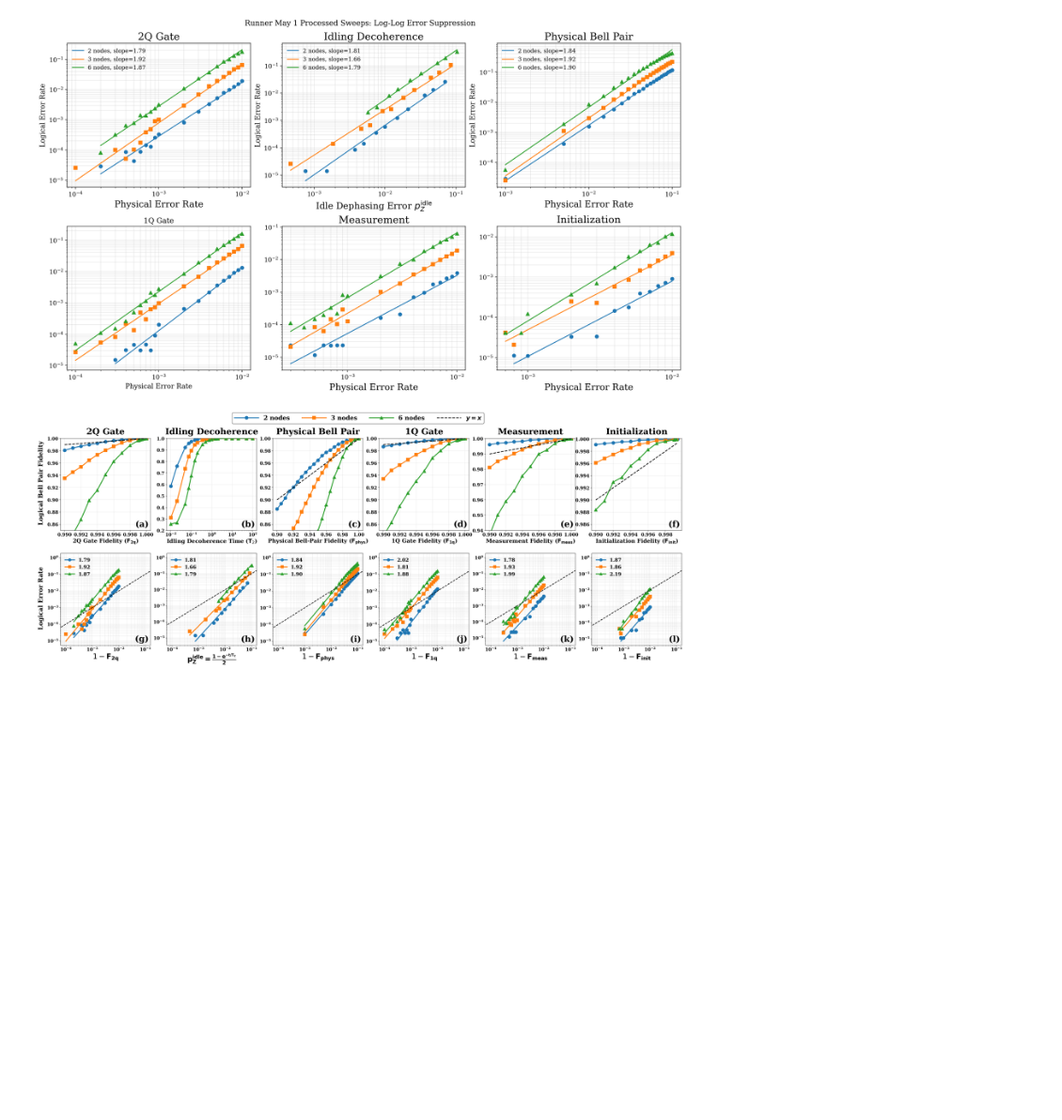
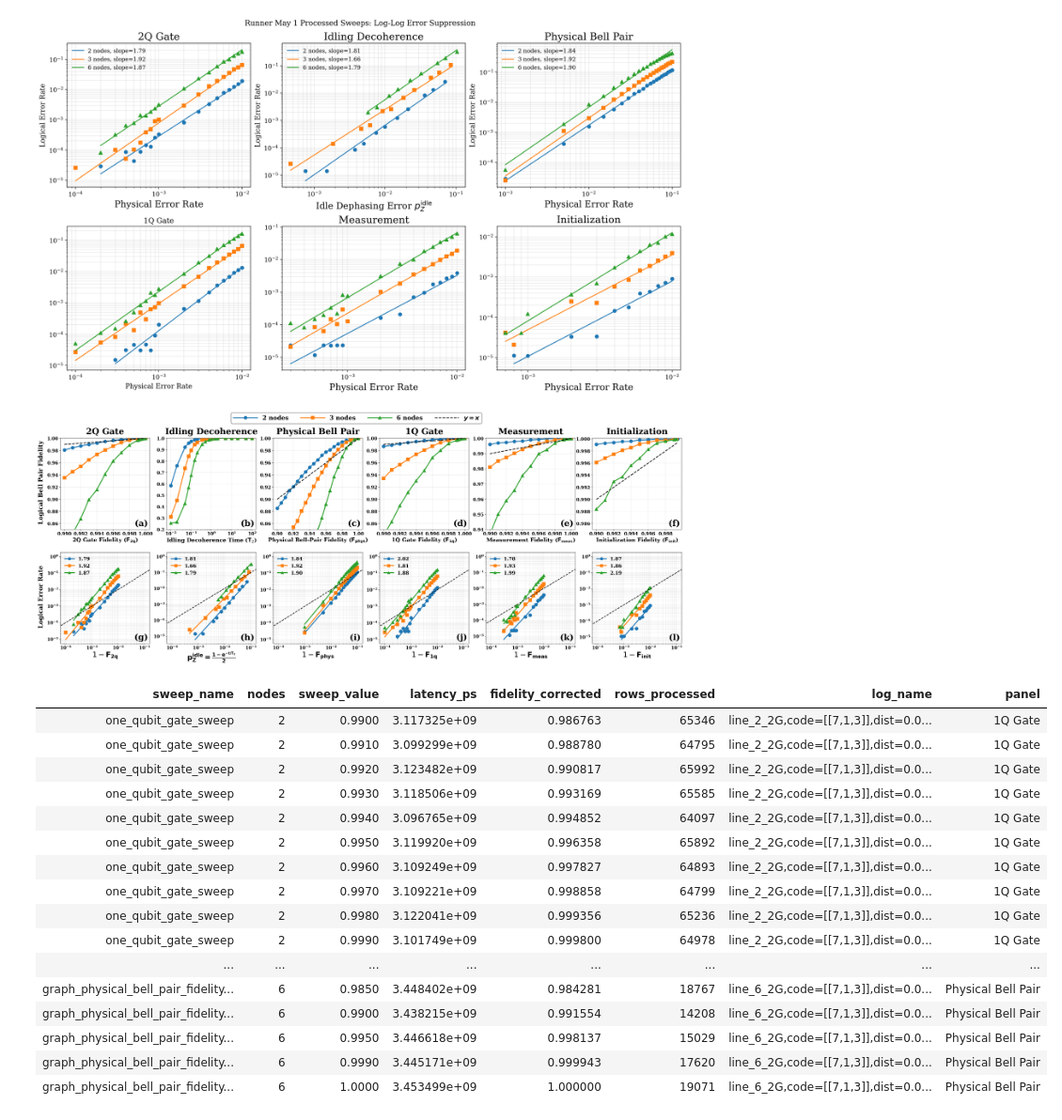
Before and after one commit to SagarPatange/QEC, a Jupyter notebook: threshold_plots.ipynb, the cells around one changed output. Shown at 94% size. Saved outputs shown, nothing was run; the diff lists cells and outputs as text; code cells hidden in the pictures; blank space fills up the shorter version.

```diff
--- a/threshold_plots.ipynb
+++ b/threshold_plots.ipynb
@@ -540,3 +540,80 @@ fig.savefig("/Users/patange/Documents/Argonne/QEC/plot_pngs/thresholds.pdf", bbo
 plt.show()
 # %% [output]
 [figure]
+# %%
+from IPython.display import HTML
+
+raw_tables = {
+    "2Q Gate": df[df["sweep_name"] == "two_qubit_gate_sweep"].copy(),
+    "Idling Decoherence": df[df["sweep_name"] == "t2_sweep"].copy(),
+    "Physical Bell Pair": df[df["sweep_name"] == "graph_physical_bell_pair_fidelity_sweep"].copy(),
+    "1Q Gate": df[df["sweep_name"] == "one_qubit_gate_sweep"].copy(),
+    "Measurement": df[df["sweep_name"] == "graph_measurement_fidelity_sweep"].copy(),
+    "Initialization": df[df["sweep_name"] == "graph_initialization_fidelity_sweep"].copy(),
+}
+
+raw_table = pd.concat(
+    [table.assign(panel=name) for name, table in raw_tables.items()],
+    ignore_index=True,
+)
+
+sort_columns = [col for col in ["panel", "nodes", "sweep_value"] if col in raw_table.columns]
+if sort_columns:
+    raw_table = raw_table.sort_values(sort_columns).reset_index(drop=True)
+else:
+    raw_table = raw_table.reset_index(drop=True)
+
+html_table = raw_table.to_html(index=False, classes="raw-table")
+
+display(
+    HTML(
+        f"""
+        <style>
+            .scroll-table {{
+                max-height: 500px;
+                overflow-y: auto;
+                overflow-x: auto;
+                border: 1px solid #ccc;
+            }}
+            .raw-table {{
+                border-collapse: collapse;
+                width: 100%;
+            }}
+            .raw-table th,
+            .raw-table td {{
+                padding: 6px 10px;
+                border: 1px solid #ddd;
+                text-align: left;
+                white-space: nowrap;
+            }}
+            .raw-table th {{
+                position: sticky;
+                top: 0;
+                background: white;
+                z-index: 1;
+            }}
+        </style>
+        <div class=\"scroll-table\">
+            {html_table}
+        </div>
+        """
+    )
+)
+# %% [output]
+| sweep_name | nodes | sweep_value | latency_ps | fidelity_corrected | rows_processed | log_name | panel |
+| one_qubit_gate_sweep | 2 | 0.9900 | 3.117325e+09 | 0.986763 | 65346 | line_2_2G,code=[[7,1,3]],dist=0.0... | 1Q Gate |
+| one_qubit_gate_sweep | 2 | 0.9910 | 3.099299e+09 | 0.988780 | 64795 | line_2_2G,code=[[7,1,3]],dist=0.0... | 1Q Gate |
+| one_qubit_gate_sweep | 2 | 0.9920 | 3.123482e+09 | 0.990817 | 65992 | line_2_2G,code=[[7,1,3]],dist=0.0... | 1Q Gate |
+| one_qubit_gate_sweep | 2 | 0.9930 | 3.118506e+09 | 0.993169 | 65585 | line_2_2G,code=[[7,1,3]],dist=0.0... | 1Q Gate |
+| one_qubit_gate_sweep | 2 | 0.9940 | 3.096765e+09 | 0.994852 | 64097 | line_2_2G,code=[[7,1,3]],dist=0.0... | 1Q Gate |
+| one_qubit_gate_sweep | 2 | 0.9950 | 3.119920e+09 | 0.996358 | 65892 | line_2_2G,code=[[7,1,3]],dist=0.0... | 1Q Gate |
+| one_qubit_gate_sweep | 2 | 0.9960 | 3.109249e+09 | 0.997827 | 64893 | line_2_2G,code=[[7,1,3]],dist=0.0... | 1Q Gate |
+| one_qubit_gate_sweep | 2 | 0.9970 | 3.109221e+09 | 0.998858 | 64799 | line_2_2G,code=[[7,1,3]],dist=0.0... | 1Q Gate |
+| one_qubit_gate_sweep | 2 | 0.9980 | 3.122041e+09 | 0.999356 | 65236 | line_2_2G,code=[[7,1,3]],dist=0.0... | 1Q Gate |
+| one_qubit_gate_sweep | 2 | 0.9990 | 3.101749e+09 | 0.999800 | 64978 | line_2_2G,code=[[7,1,3]],dist=0.0... | 1Q Gate |
+| ... | ... | ... | ... | ... | ... | ... | ... |
+| graph_physical_bell_pair_fidelity... | 6 | 0.9850 | 3.448402e+09 | 0.984281 | 18767 | line_6_2G,code=[[7,1,3]],dist=0.0... | Physical Bell Pair |
+| graph_physical_bell_pair_fidelity... | 6 | 0.9900 | 3.438215e+09 | 0.991554 | 14208 | line_6_2G,code=[[7,1,3]],dist=0.0... | Physical Bell Pair |
+| graph_physical_bell_pair_fidelity... | 6 | 0.9950 | 3.446618e+09 | 0.998137 | 15029 | line_6_2G,code=[[7,1,3]],dist=0.0... | Physical Bell Pair |
+| graph_physical_bell_pair_fidelity... | 6 | 0.9990 | 3.445171e+09 | 0.999943 | 17620 | line_6_2G,code=[[7,1,3]],dist=0.0... | Physical Bell Pair |
+| graph_physical_bell_pair_fidelity... | 6 | 1.0000 | 3.453499e+09 | 1.000000 | 19071 | line_6_2G,code=[[7,1,3]],dist=0.0... | Physical Bell Pair |
```
Also changed, not shown: parts of 1 cell of this notebook, 3 other files.
